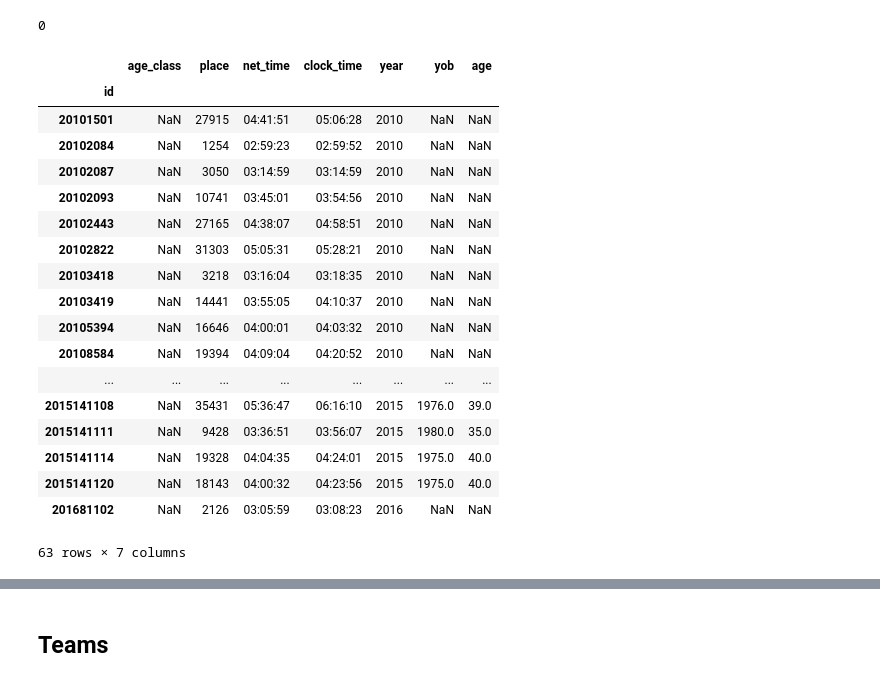
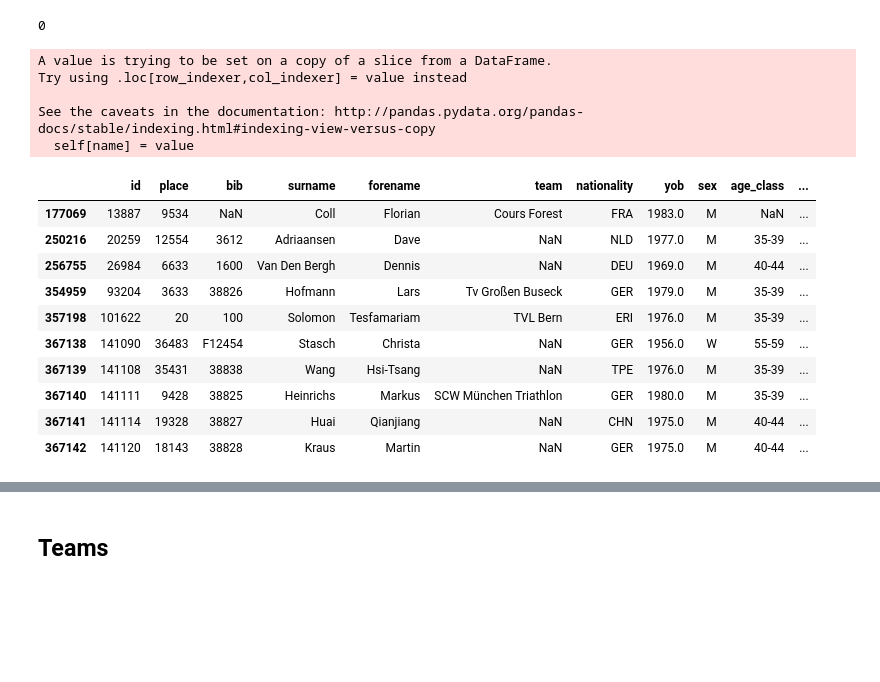
Before and after one commit to stappit/berlin-marathon, a Jupyter notebook: notebooks/clean.ipynb, the cells around one changed output, grey strips where cells are left out. Cells and saved outputs as stored; diff of their text form; code cells hidden in the pictures; blank space fills up the shorter version.

```diff
--- a/notebooks/clean.ipynb
+++ b/notebooks/clean.ipynb
@@ -710,5 +615,5 @@ df[(df.age_class == '50') & (df.age < 50)]
 # %%
-df.set_value(201232192, 'age_class', '45')
+df.set_value(261808, 'age_class', '45')
 
 df[(df.age_class == '70') & (df.age < 70)]
 # %% [output]
@@ -719,6 +623,6 @@ df[(df.age_class == '70') & (df.age < 70)]
 # %%
-df.set_value(200916097, 'age_class', '65')
-df.set_value(200932876, 'age_class', '60')
+df.set_value(144135, 'age_class', '65')
+df.set_value(160277, 'age_class', '60')
 
 df[(df.age_class == 'H') & (df.age >= 30)]
 # %% [output]
@@ -729,4 +631,0 @@ df[(df.age_class == 'H') & (df.age >= 30)]
-# %%
-df.set_value(200722121, 'age_class', '30')
-df.set_value(200919946, 'age_class', '45')
-len(df)
@@ -735,4 +632,7 @@ len(df)
 # %%
+df.set_value(81816, 'age_class', '30')
+df.set_value(147825, 'age_class', '45')
+
 def upper(match):
     if match.group(2) == '0':
         d = '4'
@@ -741,5 +641,5 @@ def upper(match):
     return '{0}-{1}{2}'.format(match.group(0), match.group(1), d)
 
 df.age_class = df.age_class.str.replace(r'^(JA|U20)$', '0-19').str.replace('^H$', '20-29').str.replace(r'^8.*', '80+').str.replace(r'^(\d)(\d)$', upper)
-df.groupby('age_class').age.aggregate([np.min, np.max])
+df.groupby('age_class').age.aggregate(['min', 'max'])
 # %% [output]
@@ -781,25 +681,23 @@ len(df[df.age_class_place.isnull()])
 0
 # %%
 df.age_class_place = df.age_class_place.replace(0, np.nan)
-zero_acp = df[df.age_class_place.isnull()]
-zero_acp[['age_class', 'place', 'net_time', 'clock_time', 'year', 'yob', 'age']]
+yob_no_ac = df[(df.age_class_place.isnull()) & (~df.yob.isnull())]
+yob_no_ac.age_class = (5 * (yob_no_ac.age // 5)).astype('int').astype('str').str.replace(r'^(\d)(\d)$', upper).astype('category', categories=age_classes)
+yob_no_ac
 # %% [output]
+A value is trying to be set on a copy of a slice from a DataFrame.
+Try using .loc[row_indexer,col_indexer] = value instead
+
+See the caveats in the documentation: http://pandas.pydata.org/pandas-docs/stable/indexing.html#indexing-view-versus-copy
+  self[name] = value
-|  | age_class | place | net_time | clock_time | year | yob | age |
-| id |  |  |  |  |  |  |  |
-| 20101501 | NaN | 27915 | 04:41:51 | 05:06:28 | 2010 | NaN | NaN |
-| 20102084 | NaN | 1254 | 02:59:23 | 02:59:52 | 2010 | NaN | NaN |
-| 20102087 | NaN | 3050 | 03:14:59 | 03:14:59 | 2010 | NaN | NaN |
-| 20102093 | NaN | 10741 | 03:45:01 | 03:54:56 | 2010 | NaN | NaN |
-| 20102443 | NaN | 27165 | 04:38:07 | 04:58:51 | 2010 | NaN | NaN |
-| 20102822 | NaN | 31303 | 05:05:31 | 05:28:21 | 2010 | NaN | NaN |
-| 20103418 | NaN | 3218 | 03:16:04 | 03:18:35 | 2010 | NaN | NaN |
-| 20103419 | NaN | 14441 | 03:55:05 | 04:10:37 | 2010 | NaN | NaN |
-| 20105394 | NaN | 16646 | 04:00:01 | 04:03:32 | 2010 | NaN | NaN |
-| 20108584 | NaN | 19394 | 04:09:04 | 04:20:52 | 2010 | NaN | NaN |
-| ... | ... | ... | ... | ... | ... | ... | ... |
-| 2015141108 | NaN | 35431 | 05:36:47 | 06:16:10 | 2015 | 1976.0 | 39.0 |
-| 2015141111 | NaN | 9428 | 03:36:51 | 03:56:07 | 2015 | 1980.0 | 35.0 |
-| 2015141114 | NaN | 19328 | 04:04:35 | 04:24:01 | 2015 | 1975.0 | 40.0 |
-| 2015141120 | NaN | 18143 | 04:00:32 | 04:23:56 | 2015 | 1975.0 | 40.0 |
-| 201681102 | NaN | 2126 | 03:05:59 | 03:08:23 | 2016 | NaN | NaN |
+|  | id | place | bib | surname | forename | team | nationality | yob | sex | age_class | ... |
+| 177069 | 13887 | 9534 | NaN | Coll | Florian | Cours Forest | FRA | 1983.0 | M | NaN | ... |
+| 250216 | 20259 | 12554 | 3612 | Adriaansen | Dave | NaN | NLD | 1977.0 | M | 35-39 | ... |
+| 256755 | 26984 | 6633 | 1600 | Van Den Bergh | Dennis | NaN | DEU | 1969.0 | M | 40-44 | ... |
+| 354959 | 93204 | 3633 | 38826 | Hofmann | Lars | Tv Großen Buseck | GER | 1979.0 | M | 35-39 | ... |
+| 357198 | 101622 | 20 | 100 | Solomon | Tesfamariam | TVL Bern | ERI | 1976.0 | M | 35-39 | ... |
+| 367138 | 141090 | 36483 | F12454 | Stasch | Christa | NaN | GER | 1956.0 | W | 55-59 | ... |
+| 367139 | 141108 | 35431 | 38838 | Wang | Hsi-Tsang | NaN | TPE | 1976.0 | M | 35-39 | ... |
+| 367140 | 141111 | 9428 | 38825 | Heinrichs | Markus | SCW München Triathlon | GER | 1980.0 | M | 35-39 | ... |
+| 367141 | 141114 | 19328 | 38827 | Huai | Qianjiang | NaN | CHN | 1975.0 | M | 40-44 | ... |
+| 367142 | 141120 | 18143 | 38828 | Kraus | Martin | NaN | GER | 1975.0 | M | 40-44 | ... |
-63 rows × 7 columns
```
Also changed, not shown: parts of 58 cells of this notebook.
